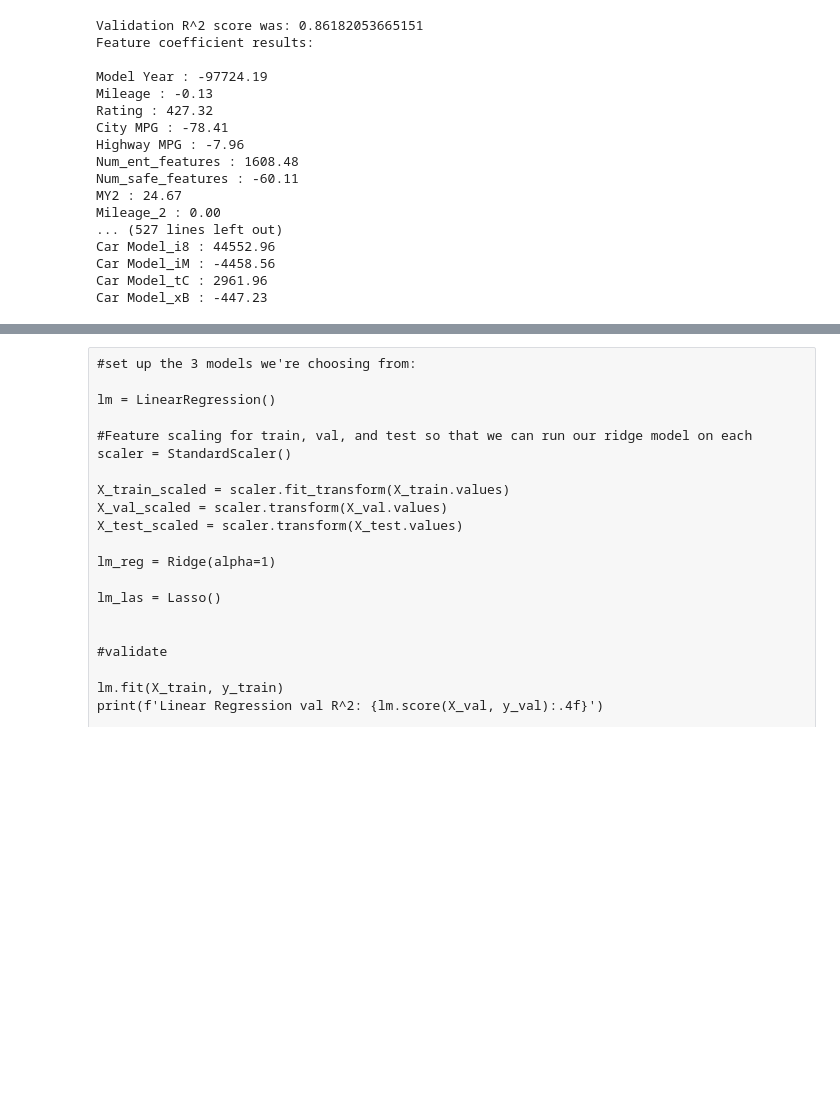
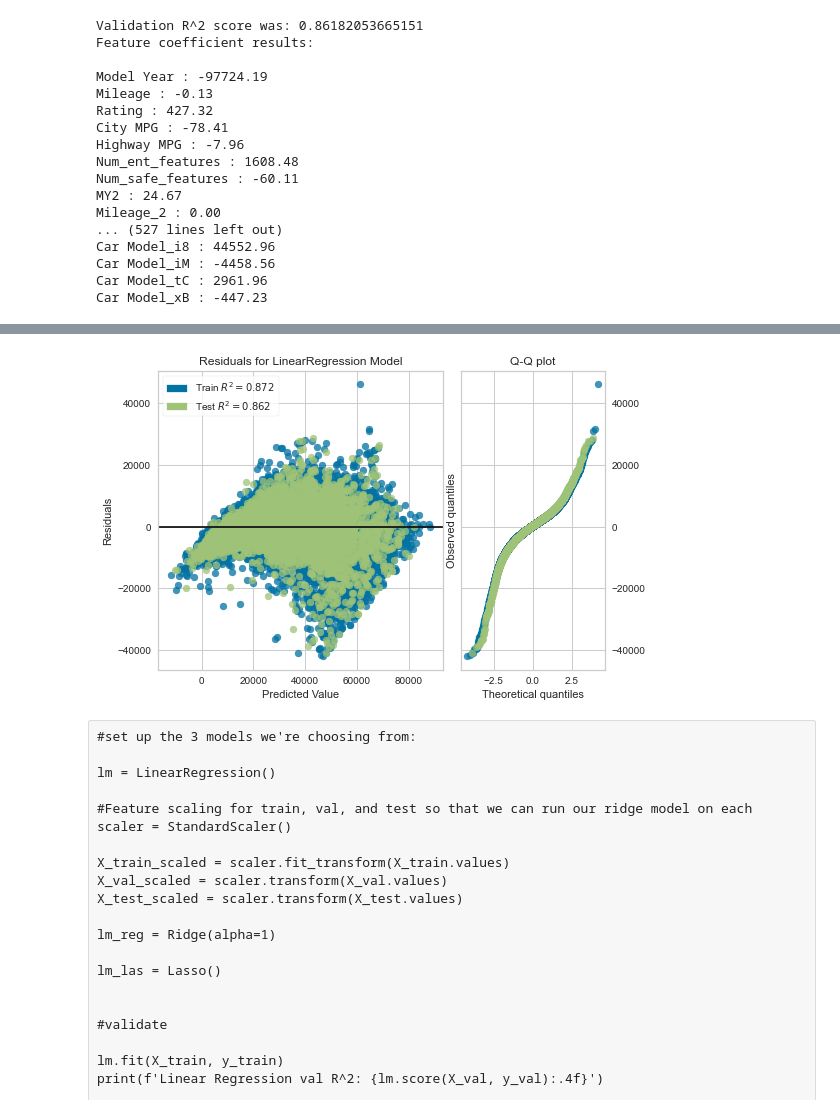
Before and after one commit to luongtruong77/regression-car-price-predictor, a Jupyter notebook: Modeling.ipynb, the cells around one changed output, grey strips where cells are left out. Saved outputs shown, nothing was run; the diff lists cells and outputs as text; code cells hidden in the pictures; blank space fills up the shorter version.

```diff
--- a/Modeling.ipynb
+++ b/Modeling.ipynb
@@ -318,3 +319,19 @@ print(r2_score(y_test, test_pred))
+# %%
+#!pip install yellowbrick
+from yellowbrick.regressor import ResidualsPlot
+
+#Split again 8-2
+X_train, X_test, y_train, y_test = train_test_split(cars, y_df, test_size=0.2,random_state=42)
+
+lm = LinearRegression()
+
+res_plt = ResidualsPlot(lm, hist=False, qqplot=True)
+
+res_plt.fit(X_train, y_train)  # Fit the training data to the visualizer
+res_plt.score(X_test, y_test)  # Evaluate the model on the test data
+res_plt.show();
+# %% [output]
+[figure, added]
 # %% [raw]
 #set up the 3 models we're choosing from:
 
```
Also changed, not shown: parts of 11 cells of this notebook, 6 other files.
